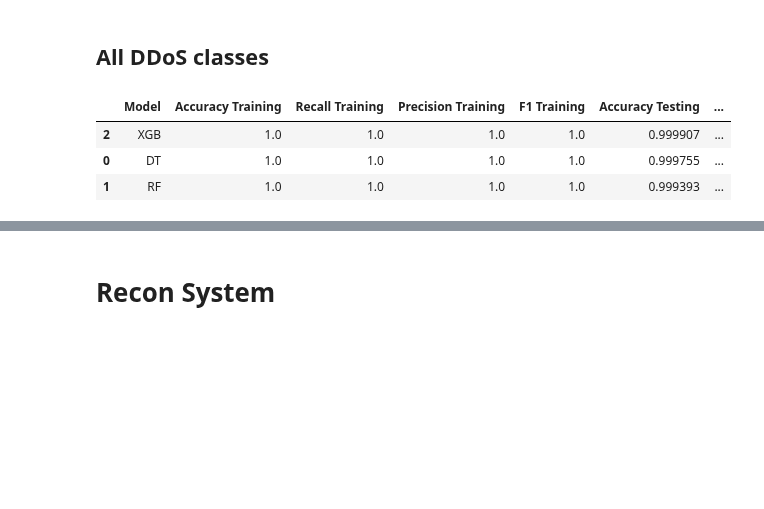
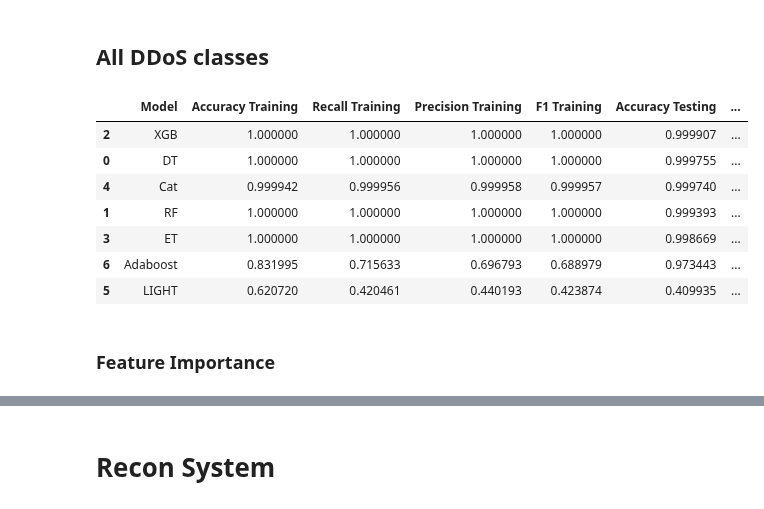
Before and after one commit to mcrayssac/CIC_IoT_Cyber_Attacks, a Jupyter notebook: Performance.ipynb, the cells around one changed output, grey strips where cells are left out. Cells and saved outputs as stored; diff of their text form; code cells hidden in the pictures; blank space fills up the shorter version.

```diff
--- a/Performance.ipynb
+++ b/Performance.ipynb
@@ -38,10 +124,16 @@ read_csv_file(performance_path, model_path).sort_values(by=['Total rows', 'Accur
 # %% [markdown]
 ## All DDoS classes
 # %%
-model_path = ".\\resultats\\DoS\\DDoS\\"
+model_path = ".\\resultats\\DoS_3_models\\DDoS\\"
 read_csv_file(performance_path, model_path).sort_values(by=['Total rows', 'Accuracy Testing', 'Recall Testing', 'Precision Testing', 'F1 Testing'], ascending=False).head(20)
 # %% [output]
 |  | Model | Accuracy Training | Recall Training | Precision Training | F1 Training | Accuracy Testing | ... |
-| 2 | XGB | 1.0 | 1.0 | 1.0 | 1.0 | 0.999907 | ... |
-| 0 | DT | 1.0 | 1.0 | 1.0 | 1.0 | 0.999755 | ... |
-| 1 | RF | 1.0 | 1.0 | 1.0 | 1.0 | 0.999393 | ... |
+| 2 | XGB | 1.000000 | 1.000000 | 1.000000 | 1.000000 | 0.999907 | ... |
+| 0 | DT | 1.000000 | 1.000000 | 1.000000 | 1.000000 | 0.999755 | ... |
+| 4 | Cat | 0.999942 | 0.999956 | 0.999958 | 0.999957 | 0.999740 | ... |
+| 1 | RF | 1.000000 | 1.000000 | 1.000000 | 1.000000 | 0.999393 | ... |
+| 3 | ET | 1.000000 | 1.000000 | 1.000000 | 1.000000 | 0.998669 | ... |
+| 6 | Adaboost | 0.831995 | 0.715633 | 0.696793 | 0.688979 | 0.973443 | ... |
+| 5 | LIGHT | 0.620720 | 0.420461 | 0.440193 | 0.423874 | 0.409935 | ... |
+# %% [markdown]
+### Feature Importance
```
Also changed, not shown: parts of 39 cells of this notebook, 46 other files.
